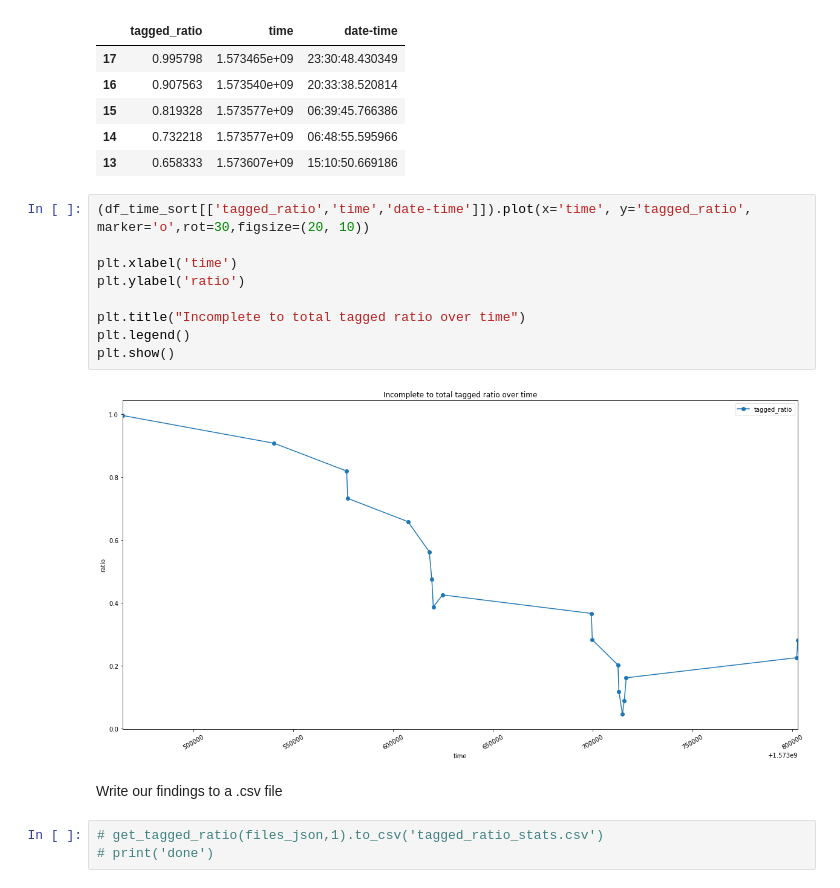
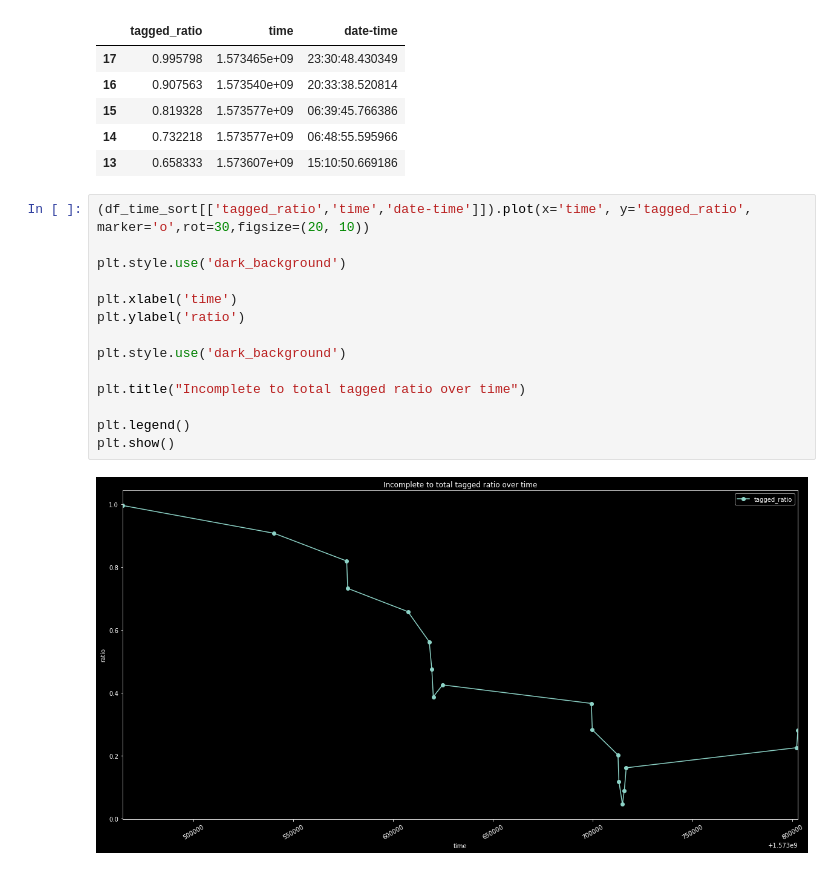
Before and after one commit to UNCG-CSE/Poststorm_Imagery, a Jupyter notebook: src/python/psic/stats/tagging_stats/taggins_states_history.ipynb, the cells around one changed output. Cells and saved outputs as stored; diff of their text form.

```diff
--- a/src/python/psic/stats/tagging_stats/taggins_states_history.ipynb
+++ b/src/python/psic/stats/tagging_stats/taggins_states_history.ipynb
@@ -97,17 +97,17 @@ df_time_sort[['tagged_ratio','time','date-time']].head()
 | 13 | 0.658333 | 1.573607e+09 | 15:10:50.669186 |
 # %%
 (df_time_sort[['tagged_ratio','time','date-time']]).plot(x='time', y='tagged_ratio', marker='o',rot=30,figsize=(20, 10))
+
+plt.style.use('dark_background')
 
 plt.xlabel('time')
 plt.ylabel('ratio')
 
+plt.style.use('dark_background')
+
 plt.title("Incomplete to total tagged ratio over time")
+
 plt.legend()
 plt.show()
 # %% [output]
-[figure, old version]
+[figure, new version]
-# %% [markdown]
-Write our findings to a .csv file
-# %%
-# get_tagged_ratio(files_json,1).to_csv('tagged_ratio_stats.csv')
-# print('done')
```
Also changed, not shown: 4 other files.
